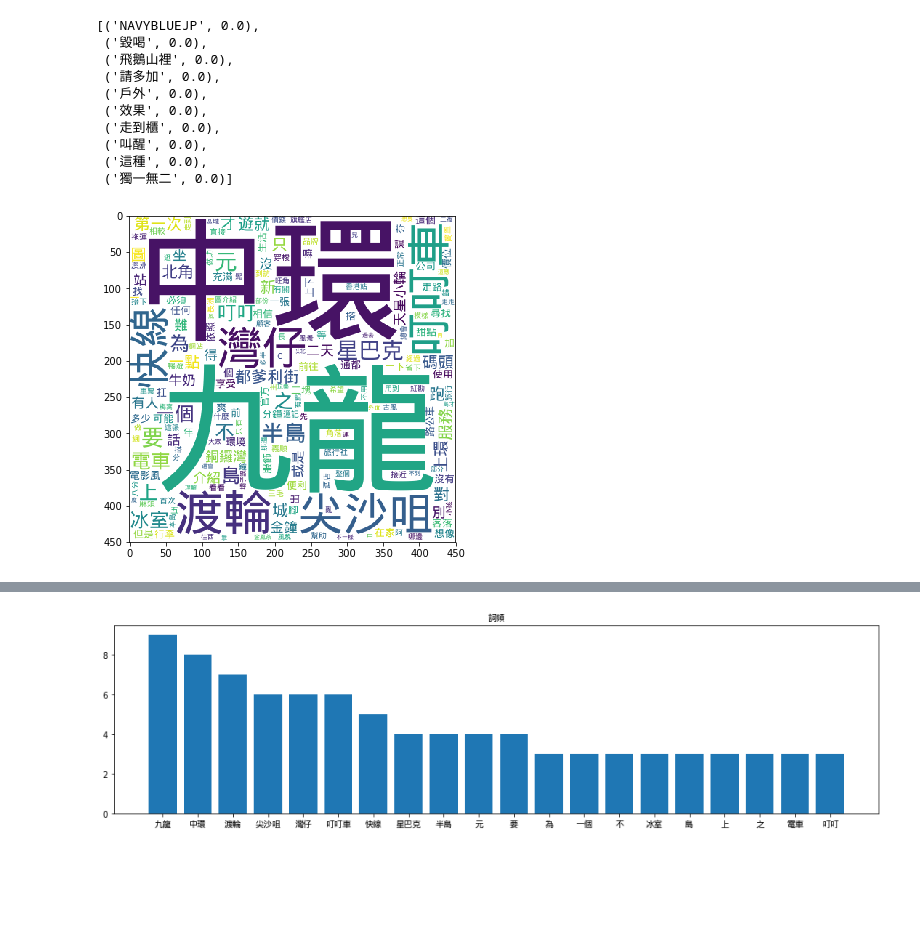
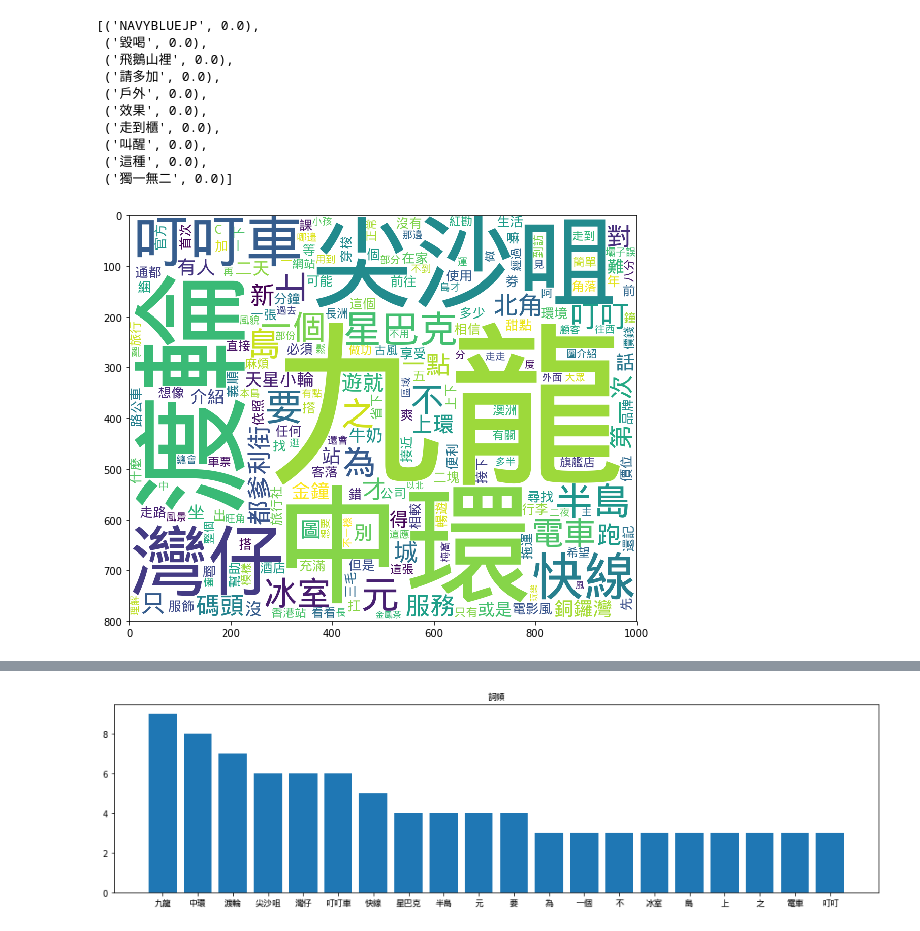
Before and after one commit to minerve33w/in_home, a Jupyter notebook: FinalProject/ tourism_analysis_01.ipynb, the cells around one changed output, grey strips where cells are left out. Saved outputs shown, nothing was run; the diff lists cells and outputs as text; code cells hidden in the pictures; blank space fills up the shorter version.

```diff
--- a/FinalProject/ tourism_analysis_01.ipynb
+++ b/FinalProject/ tourism_analysis_01.ipynb
@@ -190,12 +190,12 @@ list(first_text.items())[0:10] # 檢視一下轉換結果
 # %%
 linux_font = r'/Users/leeyishan/Documents/GitHub/in_home/FinalProject/wqy-microhei.ttc'
 #linux_font = r'/Users/Minerva/Documents/GitHub_table_computer/in_home/FinalProject/wqy-microhei.ttc'
 #記得自行需要下載，與修改路徑
-plt.figure(figsize=(15, 6))
+plt.figure(figsize=(20, 15))
 ax1 = plt.subplot(121)
-plot_wordcloud(first_text, ax=ax1, font_path=linux_font, height=450, width=450)
+plot_wordcloud(first_text, ax=ax1, font_path=linux_font, height=800, width=1000)
 # %% [output]
-[figure, old version]
+[figure, new version]
 # %%
 #修正過後
 plt.figure(figsize=(20, 15))
```
Also changed, not shown: parts of 1 cell of this notebook.
